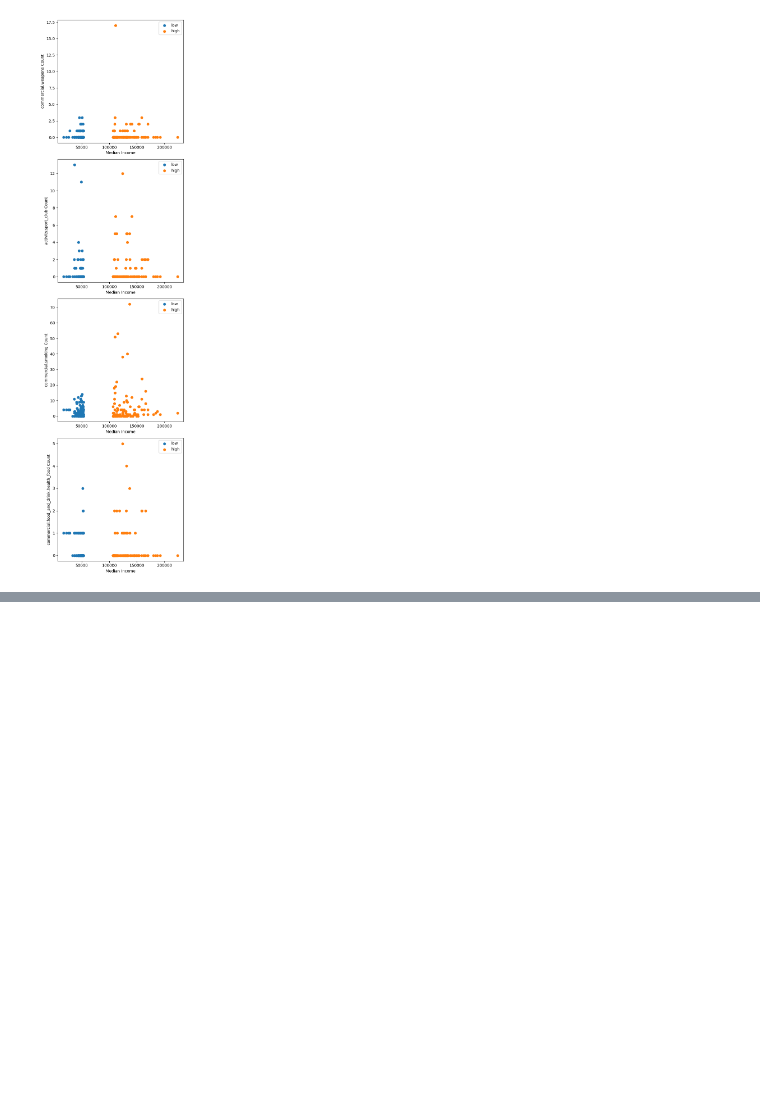
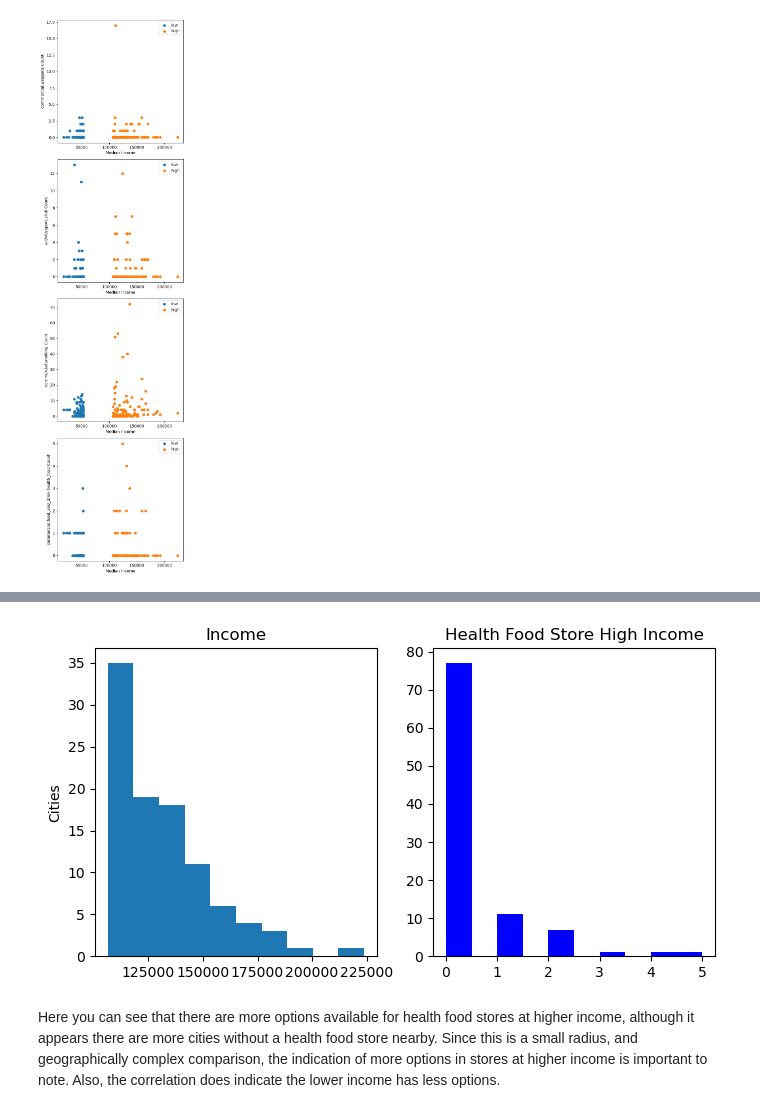
Before and after one commit to bseri0/Proj_1, a Jupyter notebook: py_api/bryan_copy.ipynb, the cells around one changed output, grey strips where cells are left out. Drawn from its saved outputs; the diff is of its cells as text; code cells hidden in the pictures; blank space fills up the shorter version.

```diff
--- a/py_api/bryan_copy.ipynb
+++ b/py_api/bryan_copy.ipynb
@@ -734,0 +742,21 @@ plt.show()
+# %%
+# quick peek of income and liquor store count distribution
+import matplotlib.pyplot as plt
+
+plt.figure(figsize=(8,4))
+plt.subplot(1,2,1)
+plt.hist(high_inc_merged_clean_df['High_med_inc'])
+plt.ylabel('Cities')
+plt.title('Income')
+
+plt.subplot(1,2,2)
+plt.hist(high_inc_merged_clean_df['commercial.food_and_drink.health_food Count'], color='blue')
+plt.title('Health Food Store High Income')
+
+plt.savefig("../images/Health_Food_Distribution_high.png")
+
+plt.show()
+# %% [output]
+[figure, added]
+# %% [markdown]
+Here you can see that there are more options available for health food stores at higher income, although it appears there are more cities without a health food store nearby. Since this is a small radius, and geographically complex comparison, the indication of more options in stores at higher income is important to note. Also, the correlation does indicate the lower income has less options.
```
Also changed, not shown: parts of 6 cells of this notebook, 3 other files.
